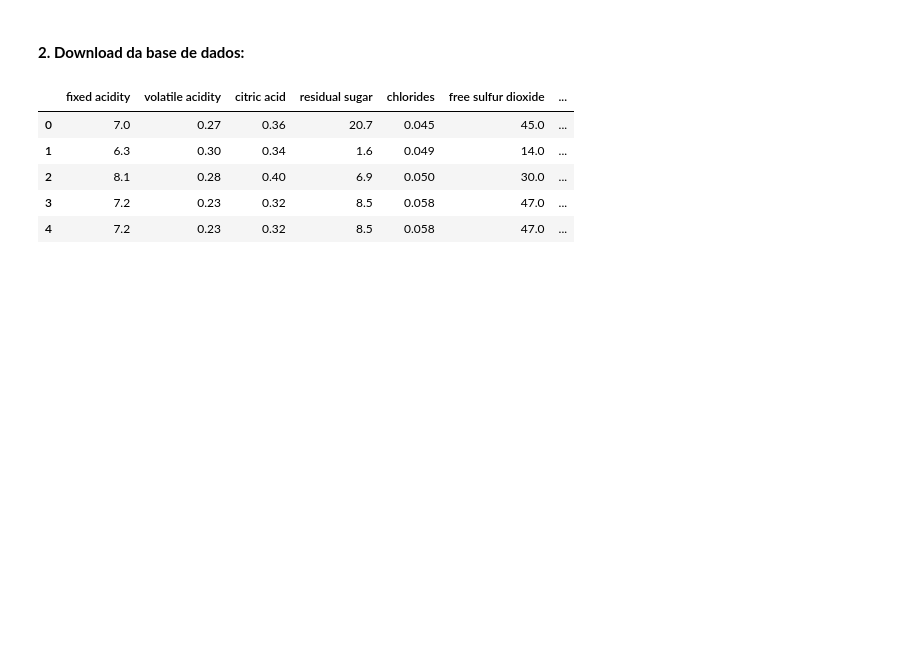
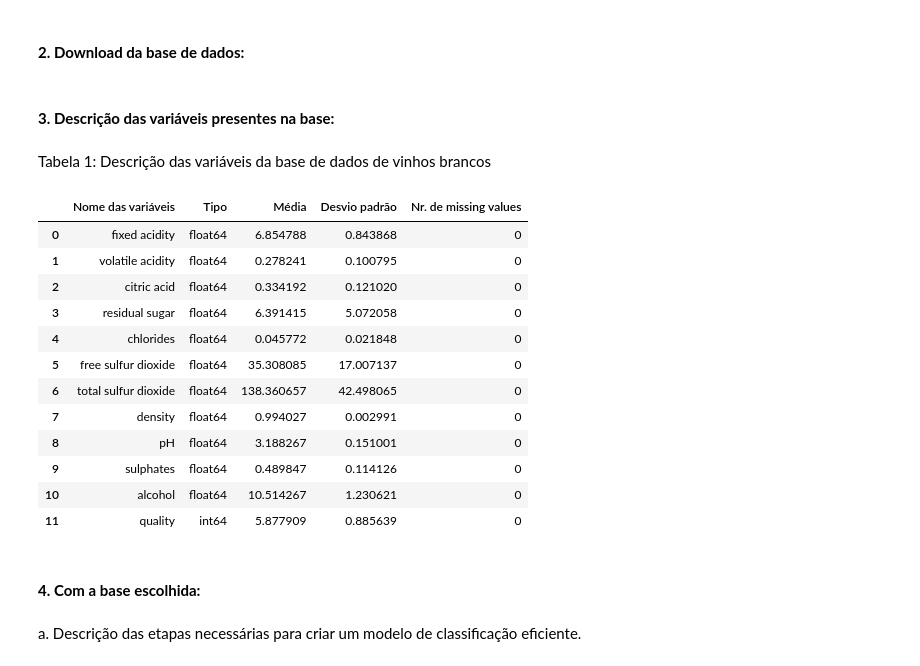
Before and after one commit to kleberga/proj_classificacao, a Jupyter notebook: proj_classificacao.ipynb, the cells around one changed output. Saved outputs shown, nothing was run; the diff lists cells and outputs as text; code cells hidden in the pictures; blank space fills up the shorter version.

```diff
--- a/proj_classificacao.ipynb
+++ b/proj_classificacao.ipynb
@@ -30,12 +30,57 @@ with zipfile.ZipFile(zip_arq, 'r') as zip_ref:
 
 # carregar o arquivo
 white = pd.read_csv(wine_white, sep=";")
-
-white.head()
-# %% [output]
-|  | fixed acidity | volatile acidity | citric acid | residual sugar | chlorides | free sulfur dioxide | ... |
-| 0 | 7.0 | 0.27 | 0.36 | 20.7 | 0.045 | 45.0 | ... |
-| 1 | 6.3 | 0.30 | 0.34 | 1.6 | 0.049 | 14.0 | ... |
-| 2 | 8.1 | 0.28 | 0.40 | 6.9 | 0.050 | 30.0 | ... |
-| 3 | 7.2 | 0.23 | 0.32 | 8.5 | 0.058 | 47.0 | ... |
-| 4 | 7.2 | 0.23 | 0.32 | 8.5 | 0.058 | 47.0 | ... |
+# %% [markdown]
+#### **3. Descrição das variáveis presentes na base:**
+# %%
+# extrair os nomes das colunas e converter em lista
+white_var = white.columns.tolist()
+
+# criar um dataframe de nomes
+white_var_df = pd.DataFrame(white_var, columns=["Nome das variáveis"])
+
+# capturar os tipos das variáveis e transformar em lista
+white_type = white.dtypes.tolist()
+
+# inserir no dataframe
+white_var_df["Tipo"] = white_type
+
+# calcular a media das variaveis
+white_mean = white.mean().tolist()
+
+# inserir no dataframe
+white_var_df["Média"] = white_mean
+
+# calcular o desvio padrão das variáveis
+white_std = white.std().tolist()
+
+# inserir no dataframe
+white_var_df["Desvio padrão"] = white_std
+
+# verificar se há missing values
+white_missing = white.isnull().sum().tolist()
+
+# inserir no dataframe
+white_var_df["Nr. de missing values"] = white_missing
+# %% [markdown]
+Tabela 1: Descrição das variáveis da base de dados de vinhos brancos
+# %%
+white_var_df
+# %% [output]
+|  | Nome das variáveis | Tipo | Média | Desvio padrão | Nr. de missing values |
+| 0 | fixed acidity | float64 | 6.854788 | 0.843868 | 0 |
+| 1 | volatile acidity | float64 | 0.278241 | 0.100795 | 0 |
+| 2 | citric acid | float64 | 0.334192 | 0.121020 | 0 |
+| 3 | residual sugar | float64 | 6.391415 | 5.072058 | 0 |
+| 4 | chlorides | float64 | 0.045772 | 0.021848 | 0 |
+| 5 | free sulfur dioxide | float64 | 35.308085 | 17.007137 | 0 |
+| 6 | total sulfur dioxide | float64 | 138.360657 | 42.498065 | 0 |
+| 7 | density | float64 | 0.994027 | 0.002991 | 0 |
+| 8 | pH | float64 | 3.188267 | 0.151001 | 0 |
+| 9 | sulphates | float64 | 0.489847 | 0.114126 | 0 |
+| 10 | alcohol | float64 | 10.514267 | 1.230621 | 0 |
+| 11 | quality | int64 | 5.877909 | 0.885639 | 0 |
+# %% [markdown]
+#### **4. Com a base escolhida:**
+# %% [markdown]
+a. Descrição das etapas necessárias para criar um modelo de classificação eficiente.
```
